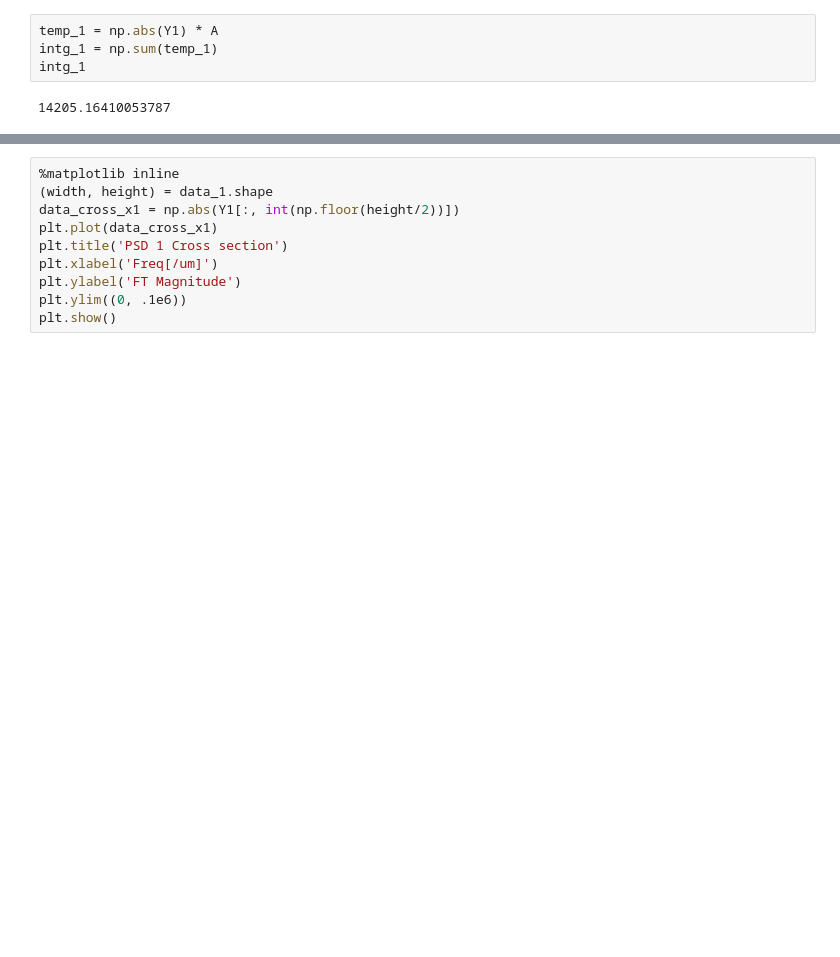
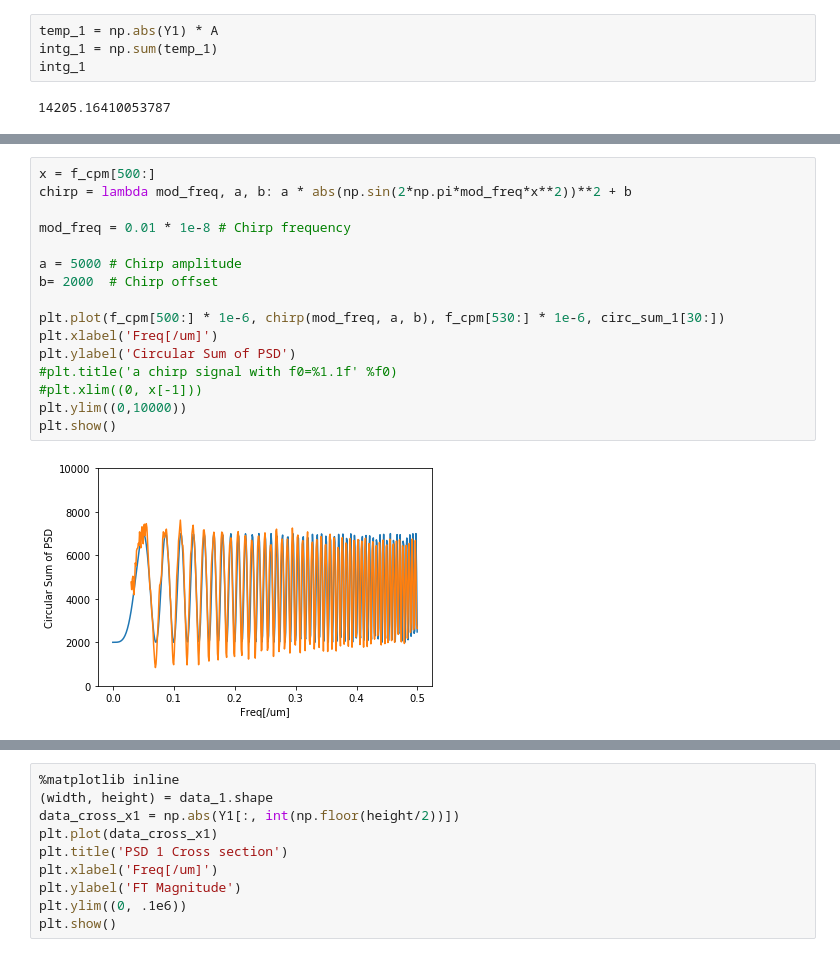
Before and after one commit to mmorst/Supreme, a Jupyter notebook: Speckle 1 vs Speckle 2.ipynb, the cells around one changed output, grey strips where cells are left out. Drawn from its saved outputs; the diff is of its cells as text; blank space fills up the shorter version.

```diff
--- a/Speckle 1 vs Speckle 2.ipynb
+++ b/Speckle 1 vs Speckle 2.ipynb
@@ -102,0 +123,18 @@ plt.show()
+# %%
+x = f_cpm[500:]
+chirp = lambda mod_freq, a, b: a * abs(np.sin(2*np.pi*mod_freq*x**2))**2 + b
+
+mod_freq = 0.01 * 1e-8 # Chirp frequency
+
+a = 5000 # Chirp amplitude
+b= 2000  # Chirp offset
+
+plt.plot(f_cpm[500:] * 1e-6, chirp(mod_freq, a, b), f_cpm[530:] * 1e-6, circ_sum_1[30:])
+plt.xlabel('Freq[/um]')
+plt.ylabel('Circular Sum of PSD')
+#plt.title('a chirp signal with f0=%1.1f' %f0)
+#plt.xlim((0, x[-1]))
+plt.ylim((0,10000))
+plt.show()
+# %% [output]
+[figure, added]
```
Also changed, not shown: parts of 21 cells of this notebook, 13 other files.
